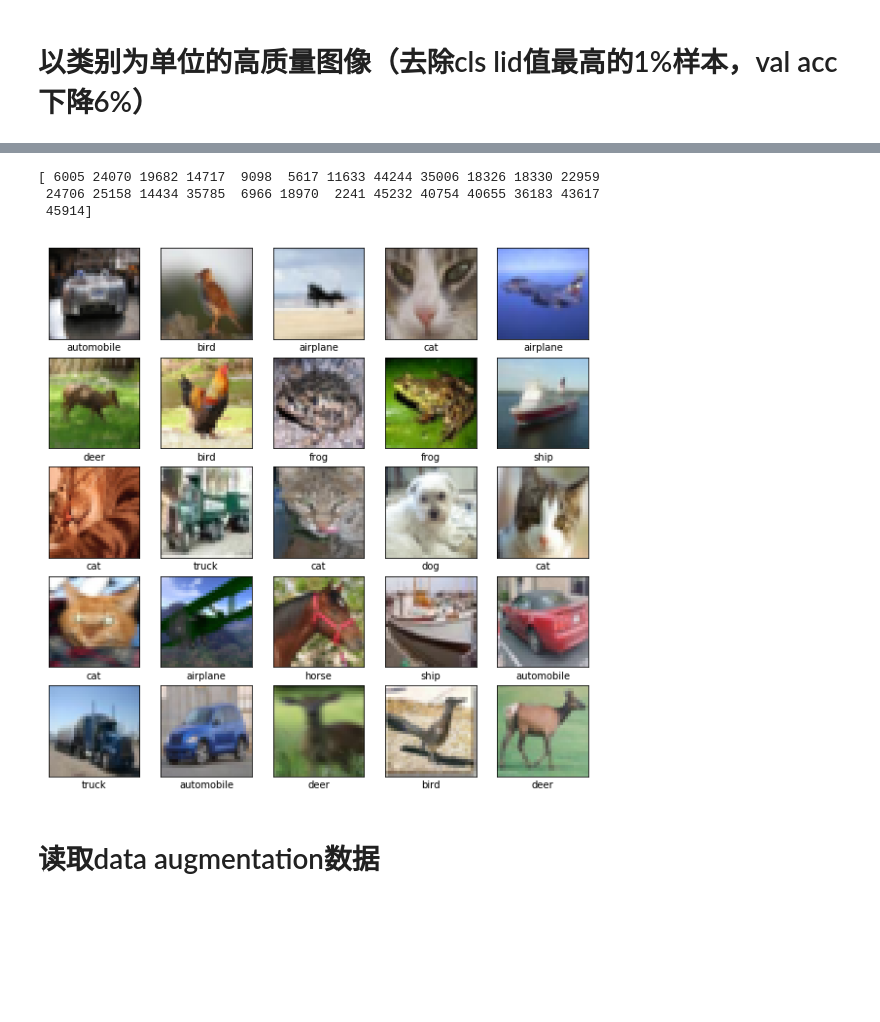
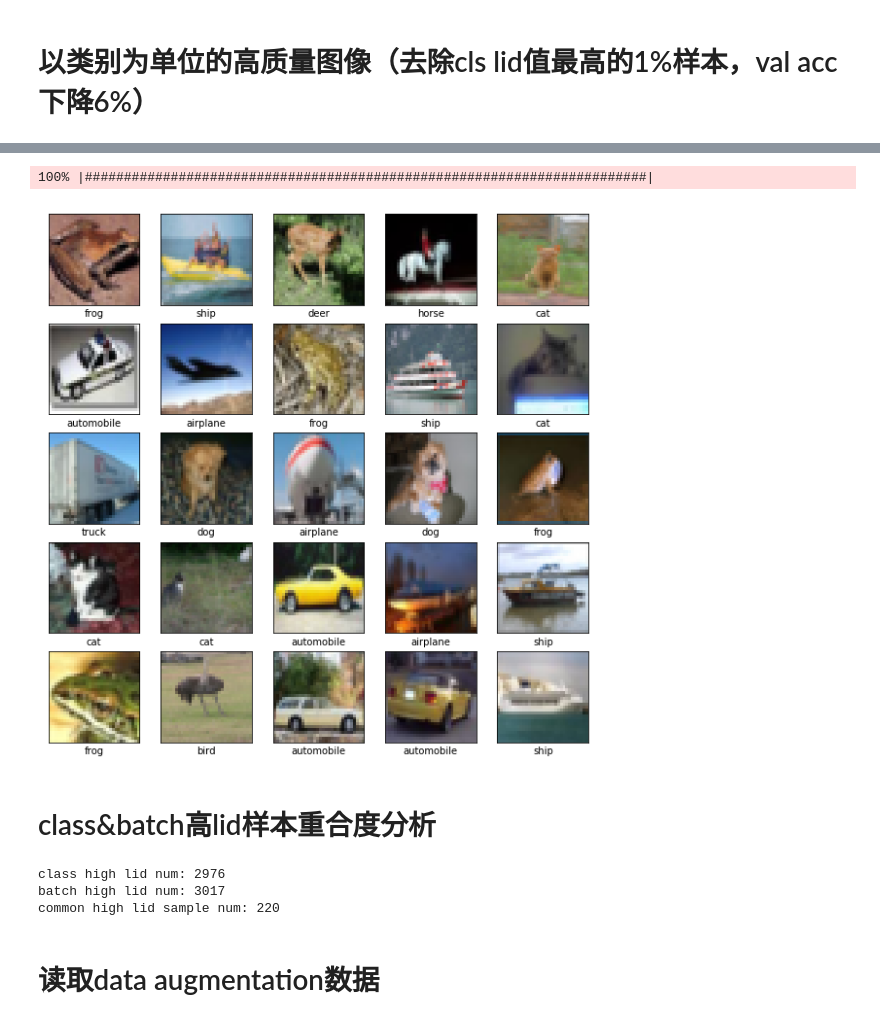
Before and after one commit to oyzh888/LID_Research, a Jupyter notebook: Data Visualization with LID and Augmentation.ipynb, the cells around one changed output, grey strips where cells are left out. Drawn from its saved outputs; the diff is of its cells as text; code cells hidden in the pictures; blank space fills up the shorter version.

Commit message:
Version2.0 Global LID Calculating and Barplot and Histogram Vis; MNIST_LID Vis; pretrained Model generate.

```diff
--- a/Data Visualization with LID and Augmentation.ipynb
+++ b/Data Visualization with LID and Augmentation.ipynb
@@ -284,2 +66,15 @@ for i in pbar(range(iteration)):
 # %% [markdown]
 # batch lid值较大图像
+# %%
+iteration=int(x_train.shape[0]/batch_size)
+from progressbar import ProgressBar
+pbar = ProgressBar()
+outlier_mask=np.zeros(train_num,dtype=int)
+for i in pbar(range(iteration)):
+    mask=np.random.choice(train_num,batch_size,True)
+    x_batch = x_train[mask].reshape(batch_size,-1)
+    k=(int)(math.sqrt(batch_size))
+    dis = LID(x_batch,x_batch,k)
+    dis_idx = np.argwhere(dis>np.percentile(dis,99))
+    batch_outlier_mask=mask[dis_idx]
+    outlier_mask[batch_outlier_mask]+=1
@@ -393,23 +157,55 @@ Start class 9
+# %%
+cls_high_lid_idx = np.zeros(x_train.shape[0])
+x_train = x_train_ori
+y_train = y_train_ori
+from progressbar import ProgressBar
+pbar = ProgressBar()
+for cls in pbar(range(10)):
+    cls_train_idx = y_train.flatten()==cls
+    cls_train_idx = np.argwhere(cls_train_idx==1).flatten()
+    x_cls_train = x_train[cls_train_idx]
+    iteration = int(x_cls_train.shape[0]/batch_size)
+    for i in range(iteration):
+        x_cls_train_batch_idx = np.random.choice(cls_train_idx,batch_size,True)
+        x_cls_train_batch = x_train[x_cls_train_batch_idx].reshape(batch_size,-1)
+        k = int(math.sqrt(batch_size))
+        dis = LID(x_cls_train_batch, x_cls_train_batch, k)  # 也可以和validation计算
+        dis_idx = np.argwhere(dis > np.percentile(dis,99)).flatten()    # 选择cls lid最高的1%
+        cls_high_lid_idx[x_cls_train_batch_idx[dis_idx]] += 1
+cls_high_lid_sample_num = np.argwhere(cls_high_lid_idx!=0).flatten().shape[0]
+# %% [output]
+100% |########################################################################|
 # %%
-# print(np.argwhere(best_mask!=0).flatten().shape)
-# best_idx = np.argwhere(best_mask!=0).flatten()
-random_best = np.random.choice(len(new_x_train),25,replace=False)
-print(random_outlier)
+random_best = np.random.choice(cls_high_lid_sample_num,25,replace=False)
+cifar10_labels=["airplane","automobile","bird","cat","deer","dog","frog","horse","ship","truck"]
 plt.figure(figsize=(10,10))
 for i in range(25):
     plt.subplot(5,5,i+1)
     plt.xticks([])
     plt.yticks([])
     plt.grid(False)
-    plt.imshow(new_x_train[random_best[i]], cmap=plt.cm.binary)
-#     label = np.argwhere(new_y_train[random_best[i]]==1.0).flatten()[0]
-    label = new_y_train[random_best[i]]
+    plt.imshow(x_train[random_best[i]], cmap=plt.cm.binary)
+    label = y_train[random_best[i]][0]
     plt.xlabel(cifar10_labels[label])
 # %% [output]
-[ 6005 24070 19682 14717  9098  5617 11633 44244 35006 18326 18330 22959
- 24706 25158 14434 35785  6966 18970  2241 45232 40754 40655 36183 43617
- 45914]
-[figure, old version]
+[figure, new version]
+# %% [markdown]
+# class&batch高lid样本重合度分析
+# %%
+# 便于理解所以定义了一个新变量，实际上outlier_mask保存的就是batch中lid最高的1%样本下标
+batch_high_lid_idx = outlier_mask
+print("class high lid num:",np.argwhere(cls_high_lid_idx!=0).shape[0])
+print("batch high lid num:",np.argwhere(batch_high_lid_idx!=0).shape[0])
+cache_batch_high_lid_idx = batch_high_lid_idx!=0
+cache_cls_high_lid_idx = cls_high_lid_idx!=0
+cache_batch_high_lid_idx = cache_batch_high_lid_idx * 1
+cache_cls_high_lid_idx = cache_cls_high_lid_idx * 1
+com = cache_batch_high_lid_idx + cache_cls_high_lid_idx
+print("common high lid sample num:",np.argwhere(com==2).shape[0])
+# %% [output]
+class high lid num: 2976
+batch high lid num: 3017
+common high lid sample num: 220
 # %% [markdown]
 # 读取data augmentation数据
 # %%
```
Also changed, not shown: parts of 20 cells of this notebook, 6 other files.
